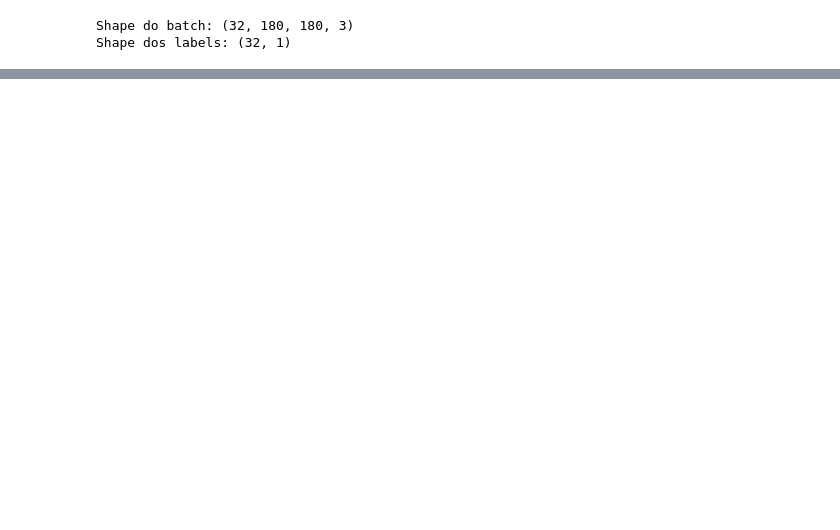
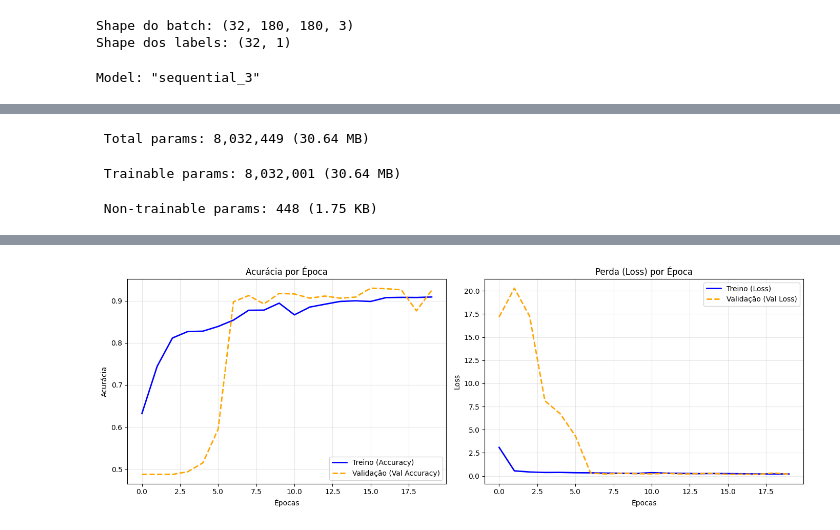
Before and after one commit to EnzoFSouza/Classificador-Carro-Moto, a Jupyter notebook: notebooks/TreinarModeloCarroMoto.ipynb, the cells around one changed output, grey strips where cells are left out. Cells and saved outputs as stored; diff of their text form; code cells hidden in the pictures; blank space fills up the shorter version.

```diff
--- a/notebooks/TreinarModeloCarroMoto.ipynb
+++ b/notebooks/TreinarModeloCarroMoto.ipynb
@@ -111,14 +111,17 @@ Shape dos labels: (32, 1)
 # %%
 # Data Augmentation
 data_augmentation = keras.Sequential([
-        layers.RandomFlip("horizontal", input_shape=(IMG_HEIGHT, IMG_WIDTH, 3)),
+        layers.RandomFlip("horizontal"),
         layers.RandomRotation(0.1),
         layers.RandomZoom(0.1),
 ])
 
 model = models.Sequential([
+        keras.Input(shape=(IMG_HEIGHT, IMG_WIDTH, 3)),
+
         data_augmentation,
-        layers.Rescaling(1.0 / 255),
+
+        layers.Rescaling(1./255),
 
         # Bloco 1 Convolução
         layers.Conv2D(32, (3, 3), padding="same", activation="relu"),
@@ -146,3 +149,60 @@ model = models.Sequential([
         #1 neurônio com ativação Sigmoid para classificação binária
         layers.Dense(1, activation="sigmoid"),
 ])
+# %%
+#Compilar modelo
+model.compile(optimizer="adam", loss="binary_crossentropy", metrics=["accuracy"])
+
+#Resumo da arquitetura no terminal
+model.summary()
+
+#Treinar modelo
+history = model.fit(train_ds, validation_data=val_ds, epochs=EPOCHS)
+
+#Gráficos
+acc = history.history["accuracy"]
+val_acc = history.history["val_accuracy"]
+loss = history.history["loss"]
+val_loss = history.history["val_loss"]
+epochs_range = range(EPOCHS)
+
+plt.figure(figsize=(14, 5))
+
+#Acurácia
+plt.subplot(1, 2, 1)
+plt.plot(epochs_range, acc, label="Treino (Accuracy)", color="blue", lw=2)
+plt.plot(
+    epochs_range,
+    val_acc,
+    label="Validação (Val Accuracy)",
+    color="orange",
+    linestyle="--",
+    lw=2,
+)
+plt.title("Acurácia por Época")
+plt.xlabel("Épocas")
+plt.ylabel("Acurácia")
+plt.legend(loc="lower right")
+plt.grid(True, alpha=0.3)
+
+#Loss
+plt.subplot(1, 2, 2)
+plt.plot(epochs_range, loss, label="Treino (Loss)", color="blue", lw=2)
+plt.plot(
+    epochs_range,
+    val_loss,
+    label="Validação (Val Loss)",
+    color="orange",
+    linestyle="--",
+    lw=2,
+)
+plt.title("Perda (Loss) por Época")
+plt.xlabel("Épocas")
+plt.ylabel("Loss")
+plt.legend(loc="upper right")
+plt.grid(True, alpha=0.3)
+
+plt.tight_layout()
+plt.show()
+# %% [output]
+Model: "sequential_3"
@@ -148,0 +226,3 @@ model = models.Sequential([
+ Total params: 8,032,449 (30.64 MB)
+ Trainable params: 8,032,001 (30.64 MB)
+ Non-trainable params: 448 (1.75 KB)
@@ -148,0 +246 @@ model = models.Sequential([
+[figure, added]
```
Also changed, not shown: parts of 3 cells of this notebook.
